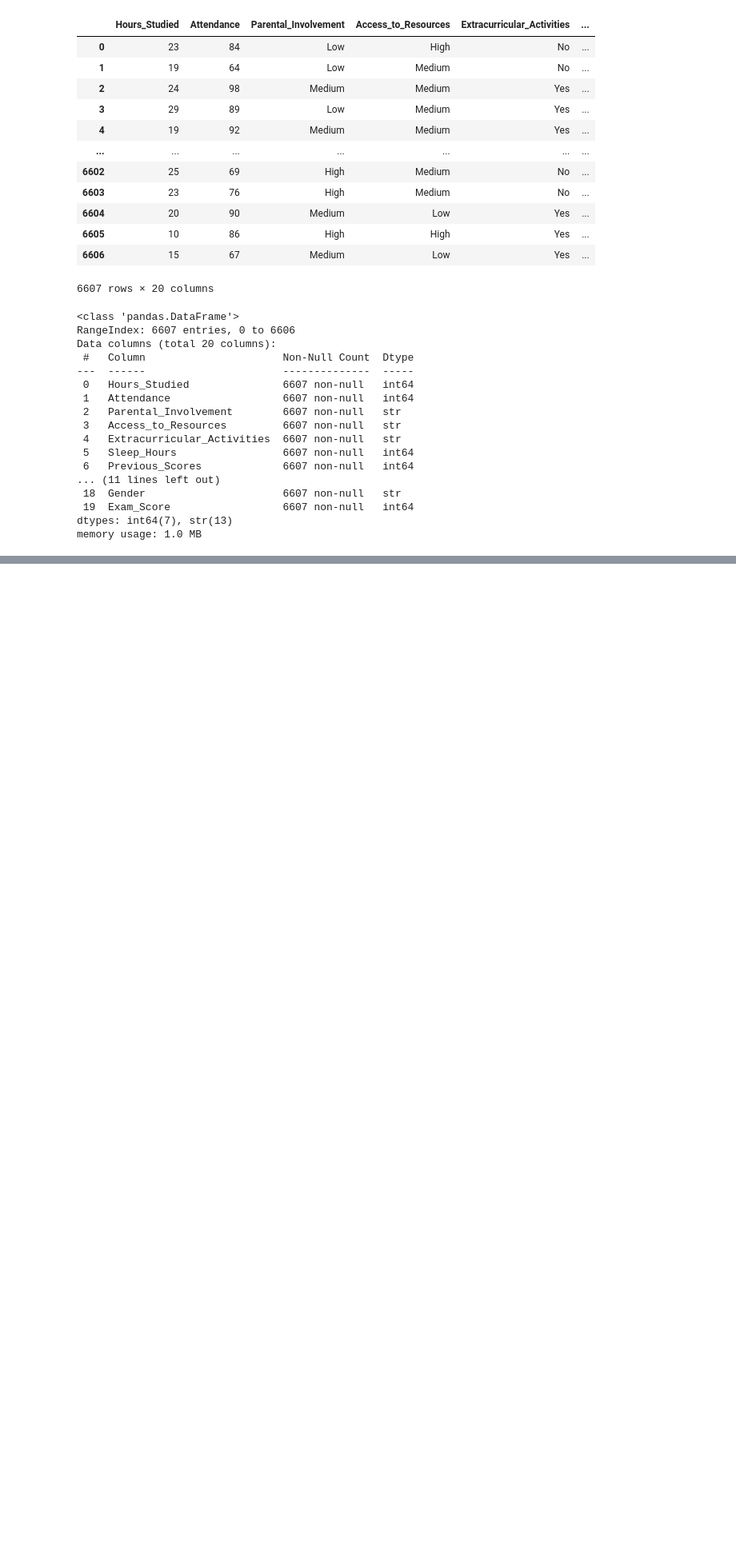
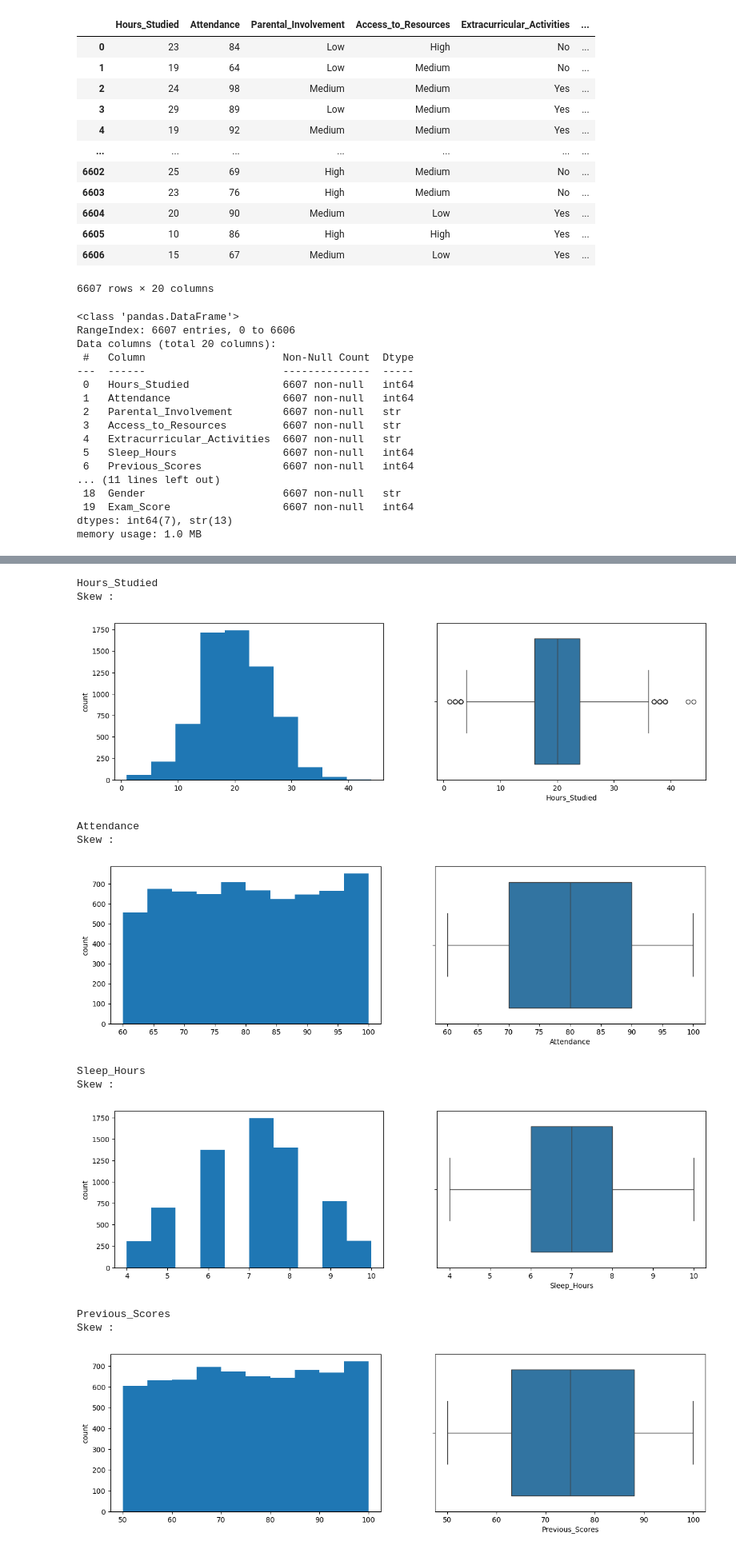
Before and after one commit to hey-hector/2026-02-BILBAO-FT-Data-Science, a Jupyter notebook: 2-Data_Analysis/EDA/Proyecto EDA_Hector.ipynb, the cells around one changed output, grey strips where cells are left out. Shown at 80% size. Cells and saved outputs as stored; diff of their text form; code cells hidden in the pictures; blank space fills up the shorter version.

```diff
--- a/2-Data_Analysis/EDA/Proyecto EDA_Hector.ipynb
+++ b/2-Data_Analysis/EDA/Proyecto EDA_Hector.ipynb
@@ -66,0 +439,7 @@ memory usage: 1.0 MB
+# %%
+#Vamos a dividir las columnas tipo string como Categóricas y las Numéricas:
+cat_cols = students.select_dtypes(include=['str']).columns.tolist()
+num_cols = students.select_dtypes(include=np.number).columns.tolist()
+
+print("Categóricas:", cat_cols)
+print("Numéricas: ", num_cols)
@@ -66,0 +452,31 @@ memory usage: 1.0 MB
+# %%
+#Sacaremos un pequeño perfilado de cada una de las variables numéricas calculando en nivel de asimetría que muestran:
+
+#Estas para las variables numéricas:
+for col in num_cols: # bucle "for" para cada columna que hay en la lista num_cols
+    print(col) #imprime el valor de la columna numérica
+    print('Skew :') #imprime el Skewness (asimetría): Si el número es 0, la distribución es simétrica;
+    #si es positivo, tiene una "cola" a la derecha; si es negativo, a la izquierda
+    plt.figure(figsize = (15, 4)) #crea un lienzo nuevo y alargado (15 de ancho por 4 de alto) para que los dos gráficos quepan uno al lado del otro
+    plt.subplot(1, 2, 1) #divide ese lienzo en 1 fila y 2 columnas, y va a trabajar en el primer espacio (el de la izquierda) para hacer lo siguiente:
+    students[col].hist(grid=False) #)dibuja el histograma de la variable actual en ese primer espacio, quitando las líneas de cuadrícula del fondo
+    plt.ylabel('count') #lo que se grafica en el eje y
+    plt.subplot(1, 2, 2) #se cambia al segundo espacio (el de la derecha)
+    sns.boxplot(x=students[col]) #dibuja un diagrama de caja para ver rápidamente si hay valores atípicos (outliers) y dónde está la mediana
+    plt.show() #muestra la figura completa con los dos gráficos y limpia la memoria para empezar la siguiente columna en la próxima vuelta del bucle
+#Así este código genera estadísticas rápidas y dos gráficos comparativos por variable Numérica:
+#por cada variable, hay un bloque de texto con el nombre y la asimetría, seguido de una imagen con el histograma a la izquierda (para ver la forma)
+#y el boxplot a la derecha (para ver la dispersión)
+# %% [output]
+Hours_Studied
+Skew :
+[figure, added]
+Attendance
+Skew :
+[figure, added]
+Sleep_Hours
+Skew :
+[figure, added]
+Previous_Scores
+Skew :
+[figure, added]
```
Also changed, not shown: parts of 51 cells of this notebook, 1 other file.
